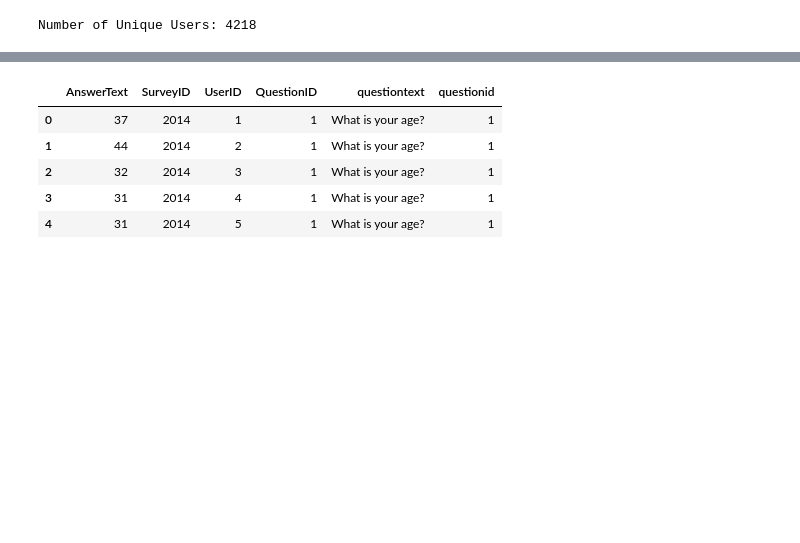
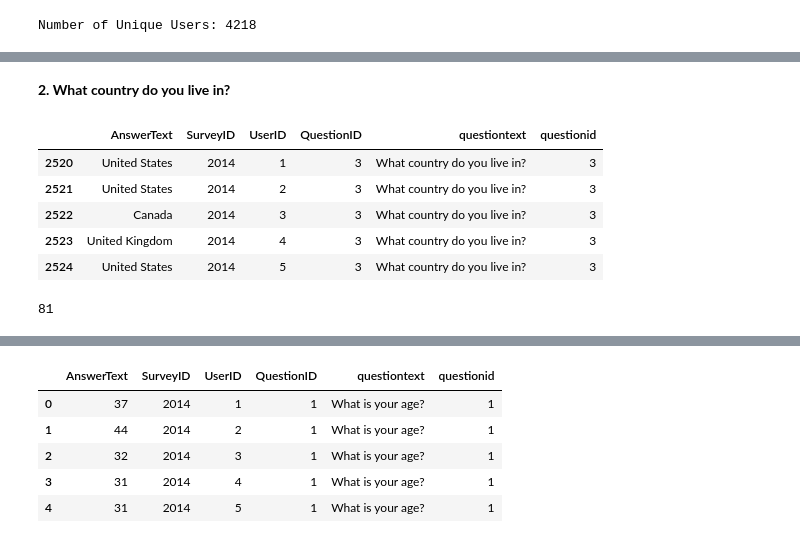
Before and after one commit to lauren-esser/Exploring_Mental_Health_with_SQL, a Jupyter notebook: Mental_Health_Survey.ipynb, the cells around one changed output, grey strips where cells are left out. Drawn from its saved outputs; the diff is of its cells as text; code cells hidden in the pictures; blank space fills up the shorter version.

```diff
--- a/Mental_Health_Survey.ipynb
+++ b/Mental_Health_Survey.ipynb
@@ -125,0 +171,17 @@ Need to look at questions more but would like visuals/responses on mental health
+# %% [markdown]
+**2. What country do you live in?**
+# %%
+#find answers that correspond to above question
+country = q_a[q_a.questiontext == "What country do you live in?"]
+country.head()
+# %% [output]
+|  | AnswerText | SurveyID | UserID | QuestionID | questiontext | questionid |
+| 2520 | United States | 2014 | 1 | 3 | What country do you live in? | 3 |
+| 2521 | United States | 2014 | 2 | 3 | What country do you live in? | 3 |
+| 2522 | Canada | 2014 | 3 | 3 | What country do you live in? | 3 |
+| 2523 | United Kingdom | 2014 | 4 | 3 | What country do you live in? | 3 |
+| 2524 | United States | 2014 | 5 | 3 | What country do you live in? | 3 |
+# %%
+country.AnswerText.nunique()
+# %% [output]
+81
```
Also changed, not shown: parts of 11 cells of this notebook.
